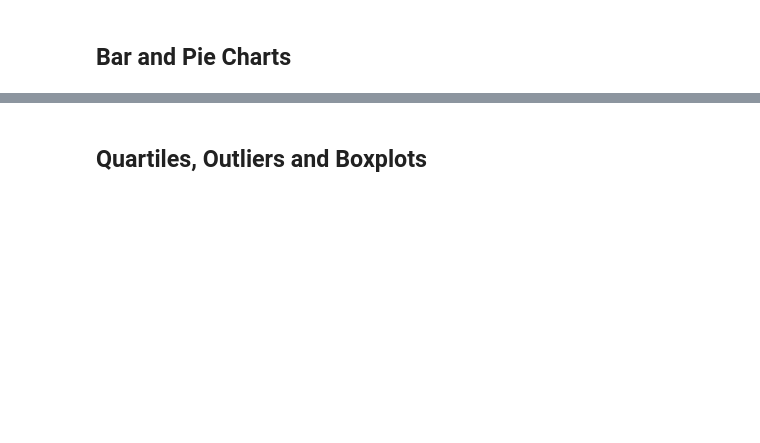
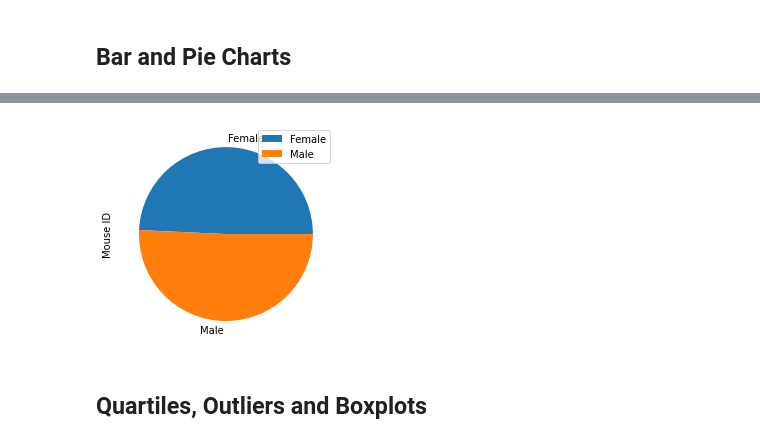
Before and after one commit to Jovh11/Matplotlib-Challenge, a Jupyter notebook: Pymaceuticals/pymaceuticals_starter.ipynb, the cells around one changed output, grey strips where cells are left out. Cells and saved outputs as stored; diff of their text form; code cells hidden in the pictures; blank space fills up the shorter version.

```diff
--- a/Pymaceuticals/pymaceuticals_starter.ipynb
+++ b/Pymaceuticals/pymaceuticals_starter.ipynb
@@ -103,2 +160,8 @@ Name: Mouse ID, Length: 249, dtype: int64
 # %%
-# Generate a pie plot showing the distribution of female versus male mice using Pandas
+# Generate a pie plot showing the distribution of female versus male mice using pyplot
+plt.pie(sex_df['Mouse ID'], labels=sex_df.index)
+plt.ylabel('Mouse ID')
+plt.legend()
+plt.show()
+# %% [output]
+[figure, added]
```
Also changed, not shown: parts of 10 cells of this notebook.
